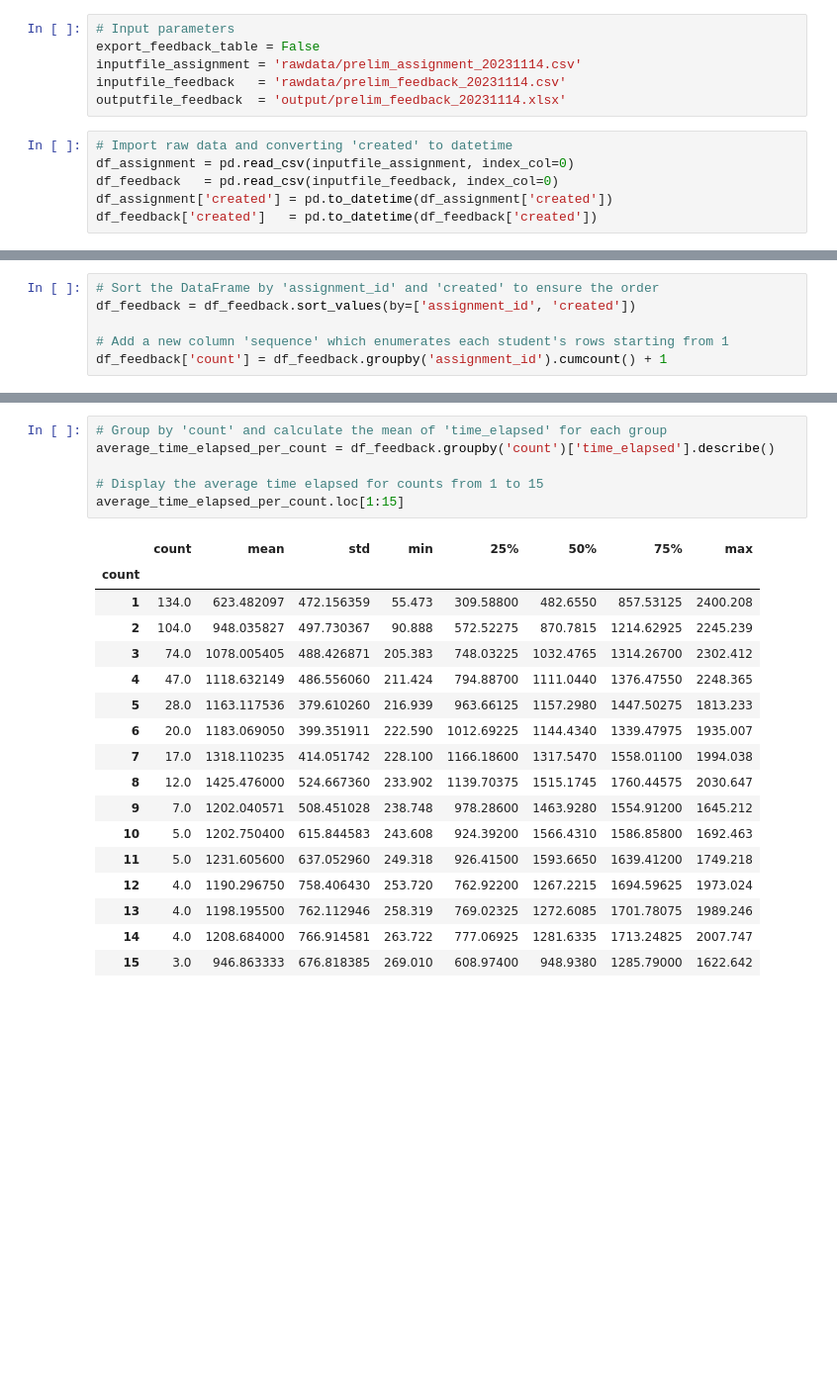
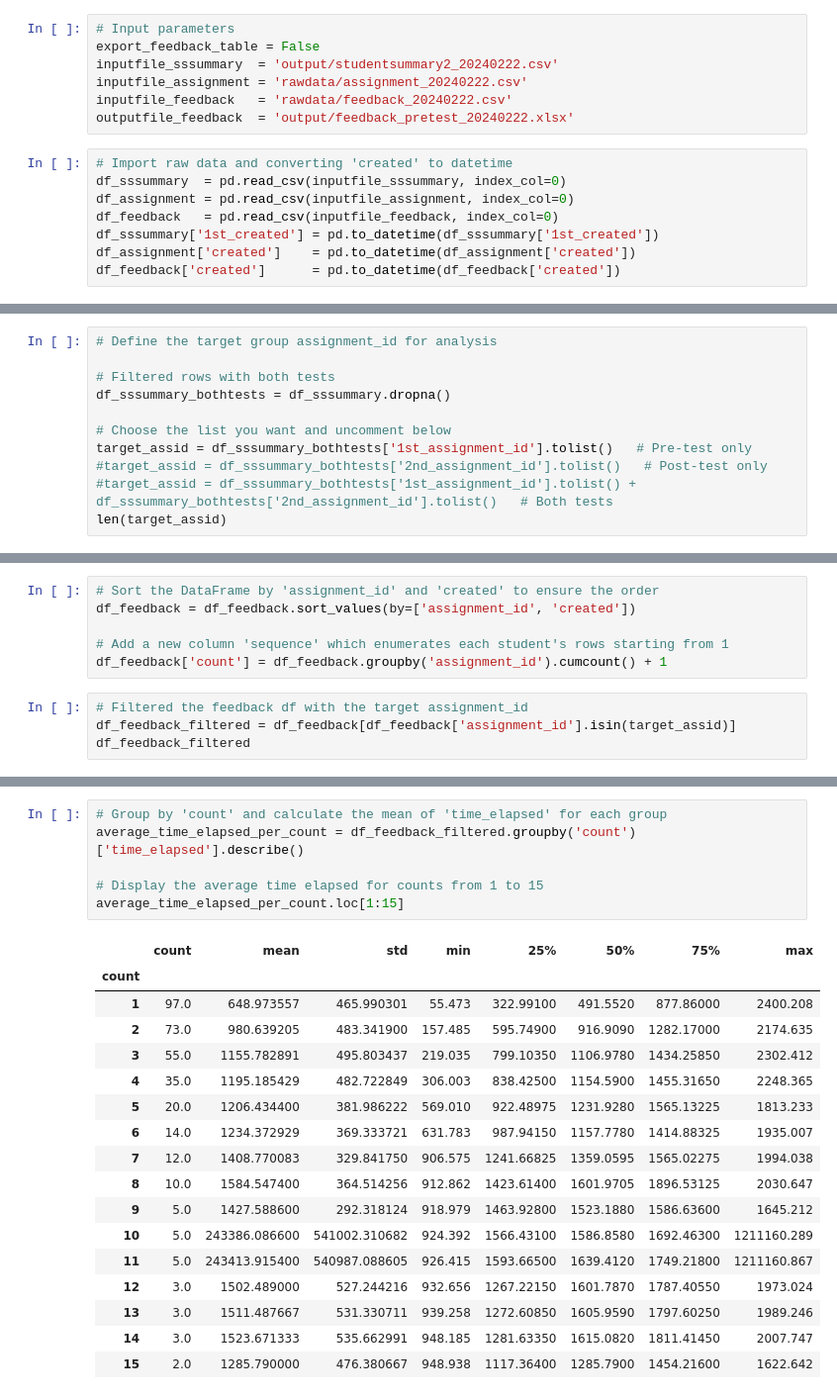
Before and after one commit to harrycslau/feedback-data-analytics, a Jupyter notebook: main.ipynb, the cells around one changed output, grey strips where cells are left out. Shown: that part at 99% size. Cells and saved outputs as stored; diff of their text form; blank space fills up the shorter version.

```diff
--- a/main.ipynb
+++ b/main.ipynb
@@ -10,12 +8,15 @@ import matplotlib.pyplot as plt
 # %%
 # Input parameters
 export_feedback_table = False
-inputfile_assignment = 'rawdata/prelim_assignment_20231114.csv'
-inputfile_feedback   = 'rawdata/prelim_feedback_20231114.csv'
-outputfile_feedback  = 'output/prelim_feedback_20231114.xlsx'
+inputfile_sssummary  = 'output/studentsummary2_20240222.csv'
+inputfile_assignment = 'rawdata/assignment_20240222.csv'
+inputfile_feedback   = 'rawdata/feedback_20240222.csv'
+outputfile_feedback  = 'output/feedback_pretest_20240222.xlsx'
 # %%
 # Import raw data and converting 'created' to datetime
+df_sssummary  = pd.read_csv(inputfile_sssummary, index_col=0)
 df_assignment = pd.read_csv(inputfile_assignment, index_col=0)
 df_feedback   = pd.read_csv(inputfile_feedback, index_col=0)
-df_assignment['created'] = pd.to_datetime(df_assignment['created'])
-df_feedback['created']   = pd.to_datetime(df_feedback['created'])
+df_sssummary['1st_created'] = pd.to_datetime(df_sssummary['1st_created'])
+df_assignment['created']    = pd.to_datetime(df_assignment['created'])
+df_feedback['created']      = pd.to_datetime(df_feedback['created'])
@@ -21,0 +39,11 @@ df_feedback['created']   = pd.to_datetime(df_feedback['created'])
+# %%
+# Define the target group assignment_id for analysis
+
+# Filtered rows with both tests
+df_sssummary_bothtests = df_sssummary.dropna()
+
+# Choose the list you want and uncomment below
+target_assid = df_sssummary_bothtests['1st_assignment_id'].tolist()   # Pre-test only
+#target_assid = df_sssummary_bothtests['2nd_assignment_id'].tolist()   # Post-test only
+#target_assid = df_sssummary_bothtests['1st_assignment_id'].tolist() + df_sssummary_bothtests['2nd_assignment_id'].tolist()   # Both tests
+len(target_assid)
@@ -37,3 +69,7 @@ df_feedback = df_feedback.sort_values(by=['assignment_id', 'created'])
 
 # Add a new column 'sequence' which enumerates each student's rows starting from 1
 df_feedback['count'] = df_feedback.groupby('assignment_id').cumcount() + 1
+# %%
+# Filtered the feedback df with the target assignment_id
+df_feedback_filtered = df_feedback[df_feedback['assignment_id'].isin(target_assid)]
+df_feedback_filtered
@@ -60,24 +123,24 @@ if (export_feedback_table):
 # %%
 # Group by 'count' and calculate the mean of 'time_elapsed' for each group
-average_time_elapsed_per_count = df_feedback.groupby('count')['time_elapsed'].describe()
+average_time_elapsed_per_count = df_feedback_filtered.groupby('count')['time_elapsed'].describe()
 
 # Display the average time elapsed for counts from 1 to 15
 average_time_elapsed_per_count.loc[1:15]
 # %% [output]
 |  | count | mean | std | min | 25% | 50% | 75% | max |
 | count |  |  |  |  |  |  |  |  |
-| 1 | 134.0 | 623.482097 | 472.156359 | 55.473 | 309.58800 | 482.6550 | 857.53125 | 2400.208 |
-| 2 | 104.0 | 948.035827 | 497.730367 | 90.888 | 572.52275 | 870.7815 | 1214.62925 | 2245.239 |
-| 3 | 74.0 | 1078.005405 | 488.426871 | 205.383 | 748.03225 | 1032.4765 | 1314.26700 | 2302.412 |
-| 4 | 47.0 | 1118.632149 | 486.556060 | 211.424 | 794.88700 | 1111.0440 | 1376.47550 | 2248.365 |
-| 5 | 28.0 | 1163.117536 | 379.610260 | 216.939 | 963.66125 | 1157.2980 | 1447.50275 | 1813.233 |
-| 6 | 20.0 | 1183.069050 | 399.351911 | 222.590 | 1012.69225 | 1144.4340 | 1339.47975 | 1935.007 |
-| 7 | 17.0 | 1318.110235 | 414.051742 | 228.100 | 1166.18600 | 1317.5470 | 1558.01100 | 1994.038 |
-| 8 | 12.0 | 1425.476000 | 524.667360 | 233.902 | 1139.70375 | 1515.1745 | 1760.44575 | 2030.647 |
-| 9 | 7.0 | 1202.040571 | 508.451028 | 238.748 | 978.28600 | 1463.9280 | 1554.91200 | 1645.212 |
-| 10 | 5.0 | 1202.750400 | 615.844583 | 243.608 | 924.39200 | 1566.4310 | 1586.85800 | 1692.463 |
-| 11 | 5.0 | 1231.605600 | 637.052960 | 249.318 | 926.41500 | 1593.6650 | 1639.41200 | 1749.218 |
-| 12 | 4.0 | 1190.296750 | 758.406430 | 253.720 | 762.92200 | 1267.2215 | 1694.59625 | 1973.024 |
-| 13 | 4.0 | 1198.195500 | 762.112946 | 258.319 | 769.02325 | 1272.6085 | 1701.78075 | 1989.246 |
-| 14 | 4.0 | 1208.684000 | 766.914581 | 263.722 | 777.06925 | 1281.6335 | 1713.24825 | 2007.747 |
-| 15 | 3.0 | 946.863333 | 676.818385 | 269.010 | 608.97400 | 948.9380 | 1285.79000 | 1622.642 |
+| 1 | 97.0 | 648.973557 | 465.990301 | 55.473 | 322.99100 | 491.5520 | 877.86000 | 2400.208 |
+| 2 | 73.0 | 980.639205 | 483.341900 | 157.485 | 595.74900 | 916.9090 | 1282.17000 | 2174.635 |
+| 3 | 55.0 | 1155.782891 | 495.803437 | 219.035 | 799.10350 | 1106.9780 | 1434.25850 | 2302.412 |
+| 4 | 35.0 | 1195.185429 | 482.722849 | 306.003 | 838.42500 | 1154.5900 | 1455.31650 | 2248.365 |
+| 5 | 20.0 | 1206.434400 | 381.986222 | 569.010 | 922.48975 | 1231.9280 | 1565.13225 | 1813.233 |
+| 6 | 14.0 | 1234.372929 | 369.333721 | 631.783 | 987.94150 | 1157.7780 | 1414.88325 | 1935.007 |
+| 7 | 12.0 | 1408.770083 | 329.841750 | 906.575 | 1241.66825 | 1359.0595 | 1565.02275 | 1994.038 |
+| 8 | 10.0 | 1584.547400 | 364.514256 | 912.862 | 1423.61400 | 1601.9705 | 1896.53125 | 2030.647 |
+| 9 | 5.0 | 1427.588600 | 292.318124 | 918.979 | 1463.92800 | 1523.1880 | 1586.63600 | 1645.212 |
+| 10 | 5.0 | 243386.086600 | 541002.310682 | 924.392 | 1566.43100 | 1586.8580 | 1692.46300 | 1211160.289 |
+| 11 | 5.0 | 243413.915400 | 540987.088605 | 926.415 | 1593.66500 | 1639.4120 | 1749.21800 | 1211160.867 |
+| 12 | 3.0 | 1502.489000 | 527.244216 | 932.656 | 1267.22150 | 1601.7870 | 1787.40550 | 1973.024 |
+| 13 | 3.0 | 1511.487667 | 531.330711 | 939.258 | 1272.60850 | 1605.9590 | 1797.60250 | 1989.246 |
+| 14 | 3.0 | 1523.671333 | 535.662991 | 948.185 | 1281.63350 | 1615.0820 | 1811.41450 | 2007.747 |
+| 15 | 2.0 | 1285.790000 | 476.380667 | 948.938 | 1117.36400 | 1285.7900 | 1454.21600 | 1622.642 |
```
Also changed, not shown: parts of 8 cells of this notebook, 1 other file.
